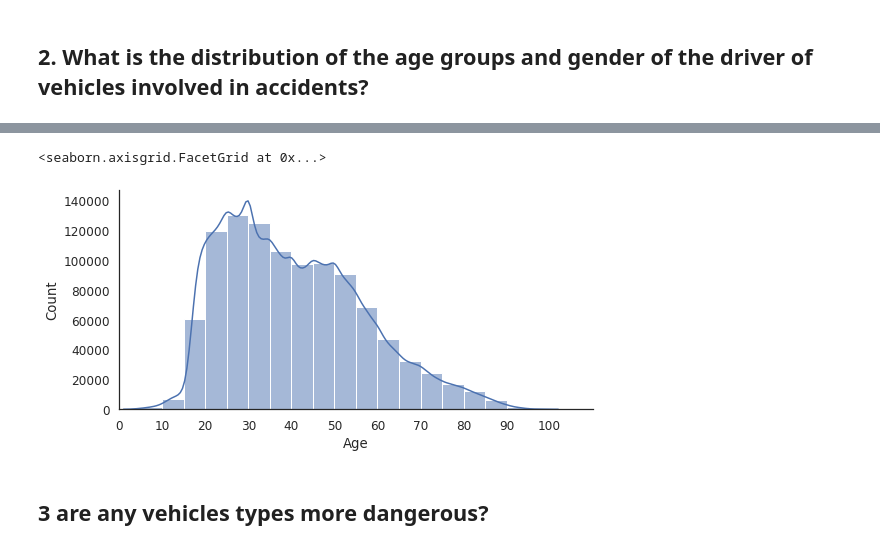
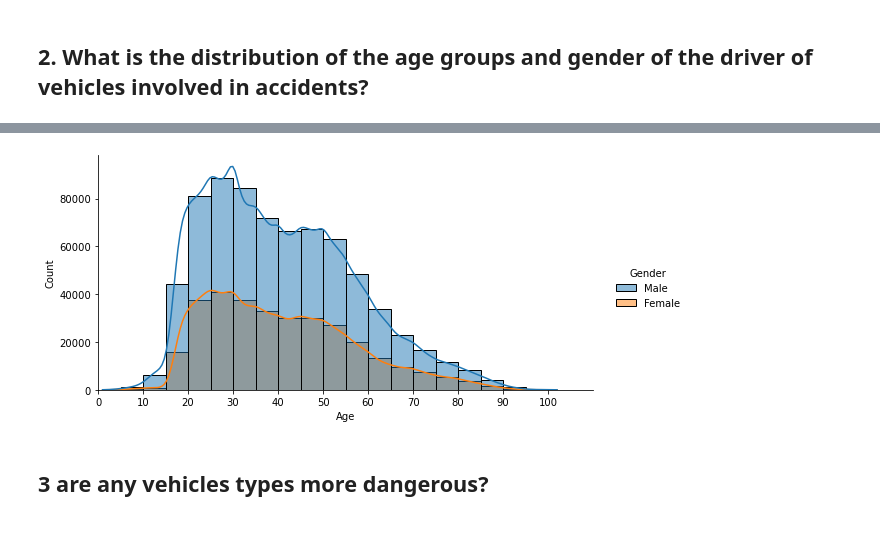
Before and after one commit to GaborJenei/GB-Road-Traffic-Accident-Analysis, a Jupyter notebook: Udacity DSND Project1_BlogPost.ipynb, the cells around one changed output, grey strips where cells are left out. Cells and saved outputs as stored; diff of their text form; code cells hidden in the pictures.

```diff
--- a/Udacity DSND Project1_BlogPost.ipynb
+++ b/Udacity DSND Project1_BlogPost.ipynb
@@ -241,3 +241,4 @@ g.set_titles(col_template = '{col_name}');
 # %%
 # Drop records with missing age of driver
 df_vehicles_age = df_vehicles[df_vehicles['Age_of_Driver']>0]
+df_vehicles_age['Sex_of_Driver'].cat.remove_categories(['Not known','Data missing or out of range'], inplace=True)
@@ -244,12 +259,13 @@ df_vehicles_age = df_vehicles[df_vehicles['Age_of_Driver']>0]
 # %%
-sns.set(font_scale=1.1)
-sns.set_style("white")
-fig = sns.displot(df_vehicles_age, x='Age_of_Driver', kind='hist', bins=list(range(0,110,5)), kde=True,
-              height=4, aspect=2)
-fig.set(xlim=(0, 110), xlabel=('Age'), xticks=list(range(0,110,10)))
+fig = sns.displot(df_vehicles_age, x='Age_of_Driver', hue='Sex_of_Driver',
+                  kind='hist', bins=list(range(0,110,5)), kde=True, height=4, aspect=2)
+
+new_title = 'Gender'
+fig._legend.set_title(new_title)
+
+fig.set(xlim=(0, 110), xlabel=('Age'), xticks=list(range(0,110,10)));
 # %% [output]
-<seaborn.axisgrid.FacetGrid at 0x...>
-[figure, old version]
+[figure, new version]
 # %% [markdown]
 ## 3 are any vehicles types more dangerous?
 # %%
```
Also changed, not shown: parts of 11 cells of this notebook, 1 other file.
